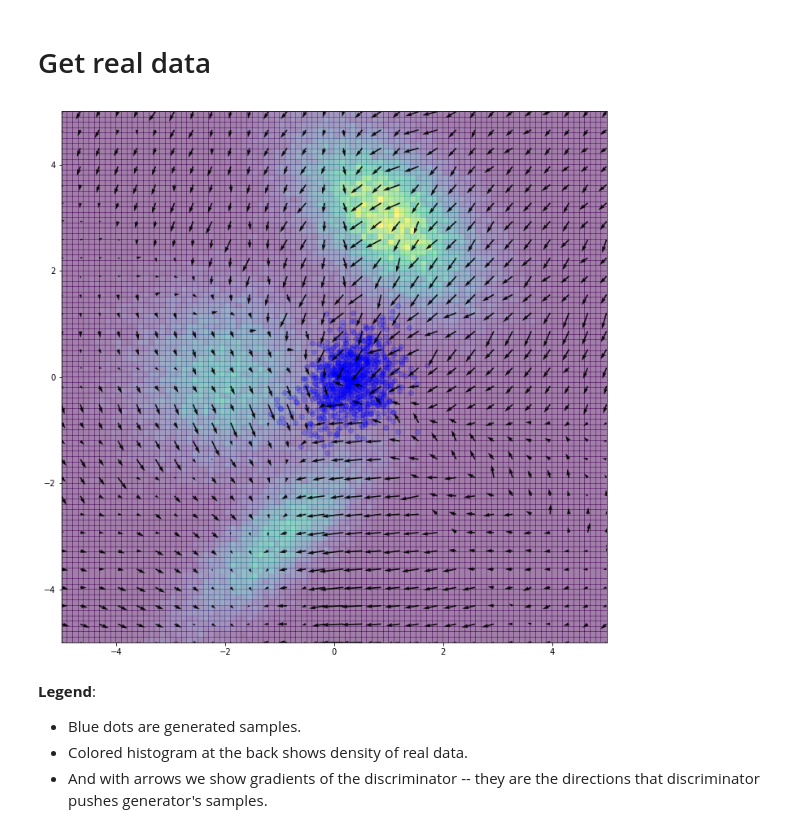
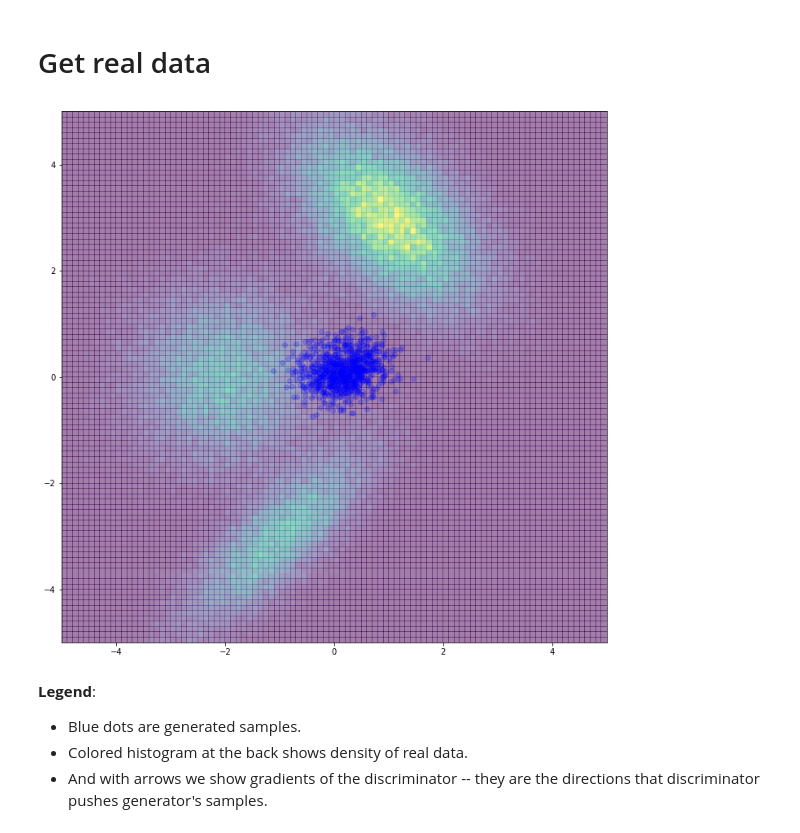
Before and after one commit to dzisandy/Deep-Learning, a Jupyter notebook: HW3/homework03_part3_gan_basic.ipynb, the cells around one changed output. Saved outputs shown, nothing was run; the diff lists cells and outputs as text; code cells hidden in the pictures.

```diff
--- a/HW3/homework03_part3_gan_basic.ipynb
+++ b/HW3/homework03_part3_gan_basic.ipynb
@@ -18,7 +18,7 @@ In this homework we will try several criterions for learning an implicit model.
 """
     Please, implement everything in one notebook, using if statements to switch between the tasks
 """
-TASK = 1 # 2, 3, 4, 5
+TASK = 5 # 2, 3, 4, 5
 # %% [markdown]
 # Imports
 # %%
@@ -226,10 +265,11 @@ def iterate_minibatches(X, batchsize, y=None):
 # %%
 plt.rcParams['figure.figsize'] = (12, 12)
 vis_data(data)
 vis_g()
-vis_d()
+if TASK is not 5:
+    vis_d()
 # %% [output]
-[figure, old version]
+[figure, new version]
 # %% [markdown]
 **Legend**:
 - Blue dots are generated samples.
```
Also changed, not shown: parts of 10 cells of this notebook.
